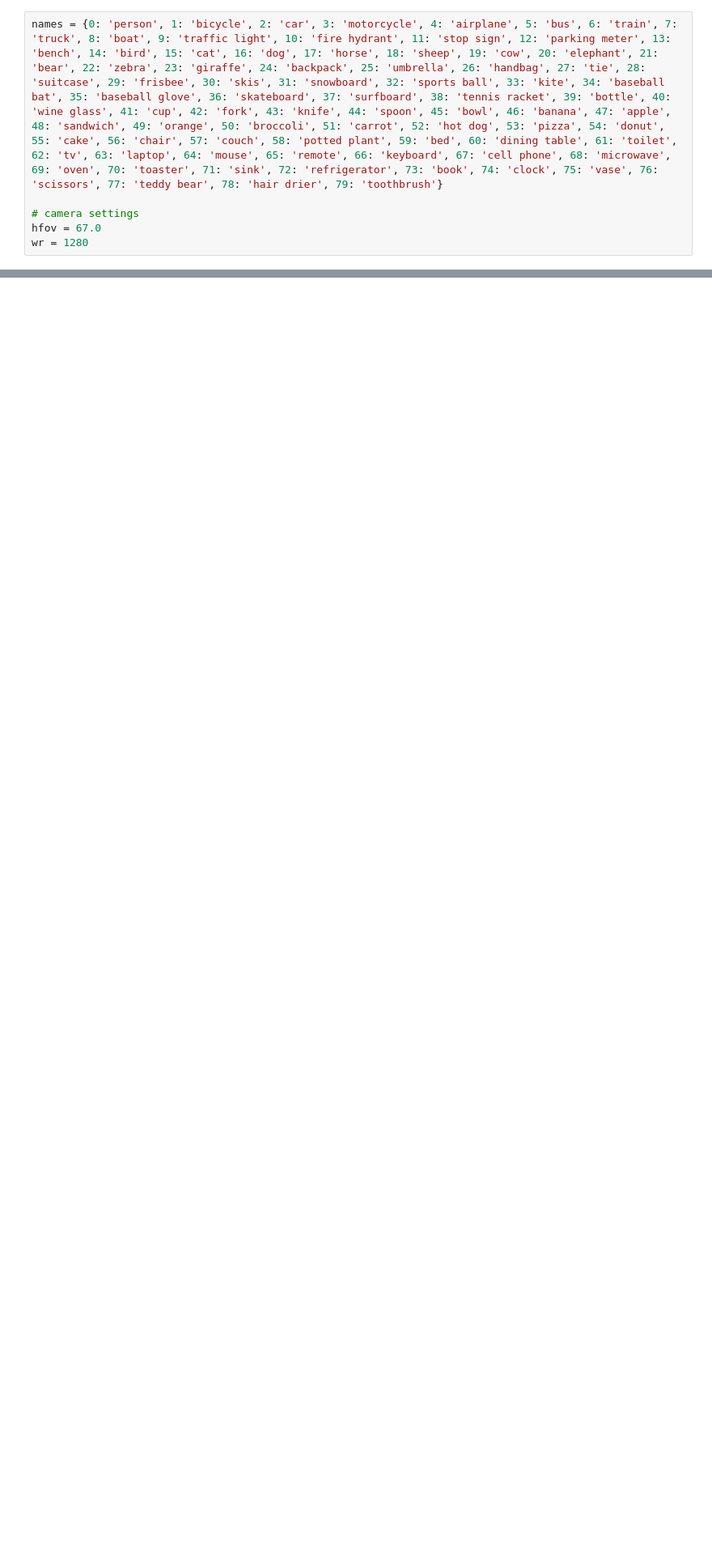
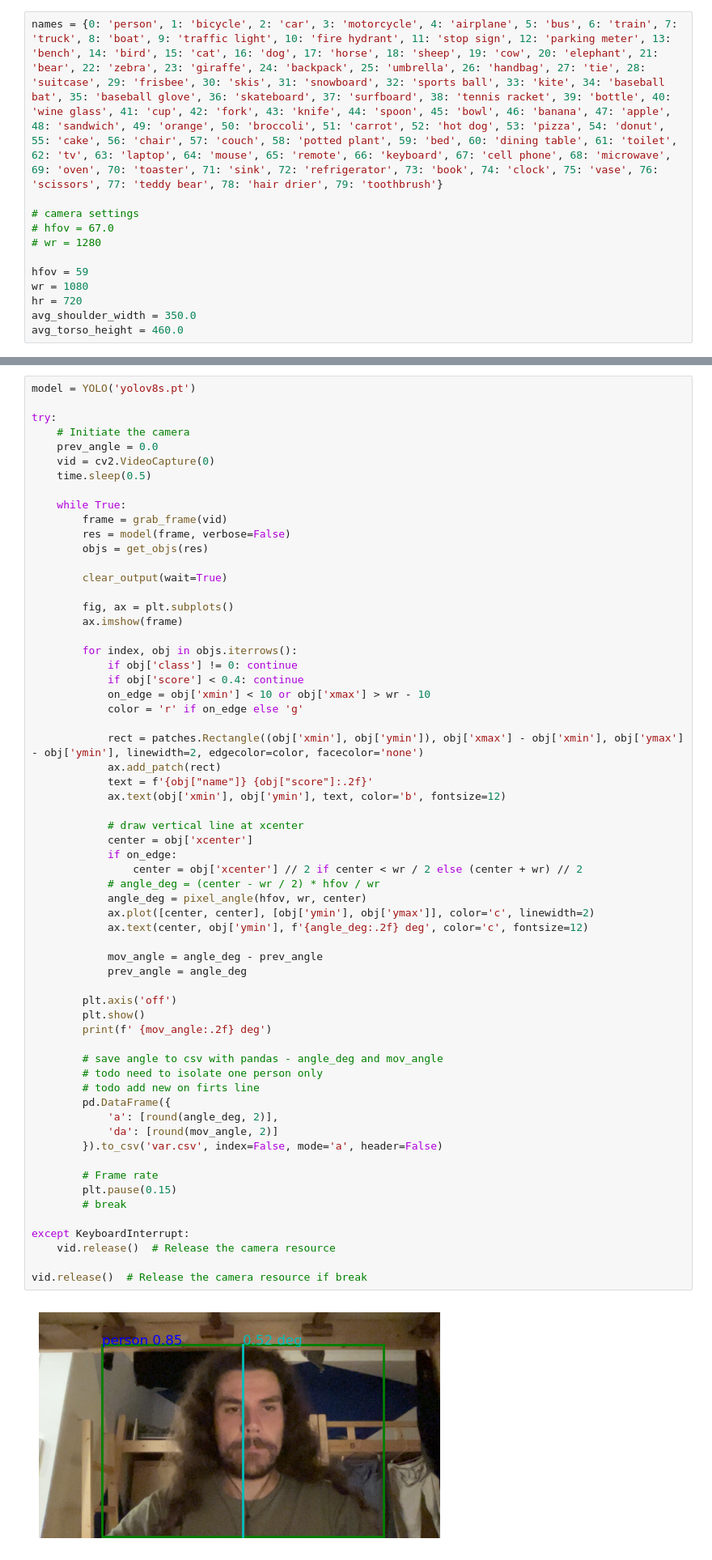
Before and after one commit to comtois-etienne/CSIE5047_Smart_Luggage, a Jupyter notebook: notebook.ipynb, the cells around one changed output, grey strips where cells are left out. Shown at 81% size. Drawn from its saved outputs; the diff is of its cells as text; blank space fills up the shorter version.

```diff
--- a/notebook.ipynb
+++ b/notebook.ipynb
@@ -2,5 +30,11 @@
 names = {0: 'person', 1: 'bicycle', 2: 'car', 3: 'motorcycle', 4: 'airplane', 5: 'bus', 6: 'train', 7: 'truck', 8: 'boat', 9: 'traffic light', 10: 'fire hydrant', 11: 'stop sign', 12: 'parking meter', 13: 'bench', 14: 'bird', 15: 'cat', 16: 'dog', 17: 'horse', 18: 'sheep', 19: 'cow', 20: 'elephant', 21: 'bear', 22: 'zebra', 23: 'giraffe', 24: 'backpack', 25: 'umbrella', 26: 'handbag', 27: 'tie', 28: 'suitcase', 29: 'frisbee', 30: 'skis', 31: 'snowboard', 32: 'sports ball', 33: 'kite', 34: 'baseball bat', 35: 'baseball glove', 36: 'skateboard', 37: 'surfboard', 38: 'tennis racket', 39: 'bottle', 40: 'wine glass', 41: 'cup', 42: 'fork', 43: 'knife', 44: 'spoon', 45: 'bowl', 46: 'banana', 47: 'apple', 48: 'sandwich', 49: 'orange', 50: 'broccoli', 51: 'carrot', 52: 'hot dog', 53: 'pizza', 54: 'donut', 55: 'cake', 56: 'chair', 57: 'couch', 58: 'potted plant', 59: 'bed', 60: 'dining table', 61: 'toilet', 62: 'tv', 63: 'laptop', 64: 'mouse', 65: 'remote', 66: 'keyboard', 67: 'cell phone', 68: 'microwave', 69: 'oven', 70: 'toaster', 71: 'sink', 72: 'refrigerator', 73: 'book', 74: 'clock', 75: 'vase', 76: 'scissors', 77: 'teddy bear', 78: 'hair drier', 79: 'toothbrush'}
 
 # camera settings
-hfov = 67.0
-wr = 1280
+# hfov = 67.0
+# wr = 1280
+
+hfov = 59
+wr = 1080
+hr = 720
+avg_shoulder_width = 350.0
+avg_torso_height = 460.0
@@ -91,0 +118,64 @@ vid.release()  # Release the camera resource if break
+# %%
+model = YOLO('yolov8s.pt')
+
+try:
+    # Initiate the camera
+    prev_angle = 0.0
+    vid = cv2.VideoCapture(0)
+    time.sleep(0.5)
+
+    while True:
+        frame = grab_frame(vid)
+        res = model(frame, verbose=False)
+        objs = get_objs(res)
+
+        clear_output(wait=True)
+
+        fig, ax = plt.subplots()
+        ax.imshow(frame)
+
+        for index, obj in objs.iterrows():
+            if obj['class'] != 0: continue
+            if obj['score'] < 0.4: continue
+            on_edge = obj['xmin'] < 10 or obj['xmax'] > wr - 10
+            color = 'r' if on_edge else 'g'
+
+            rect = patches.Rectangle((obj['xmin'], obj['ymin']), obj['xmax'] - obj['xmin'], obj['ymax'] - obj['ymin'], linewidth=2, edgecolor=color, facecolor='none')
+            ax.add_patch(rect)
+            text = f'{obj["name"]} {obj["score"]:.2f}'
+            ax.text(obj['xmin'], obj['ymin'], text, color='b', fontsize=12)
+
+            # draw vertical line at xcenter
+            center = obj['xcenter']
+            if on_edge:
+                center = obj['xcenter'] // 2 if center < wr / 2 else (center + wr) // 2
+            # angle_deg = (center - wr / 2) * hfov / wr
+            angle_deg = pixel_angle(hfov, wr, center)
+            ax.plot([center, center], [obj['ymin'], obj['ymax']], color='c', linewidth=2)
+            ax.text(center, obj['ymin'], f'{angle_deg:.2f} deg', color='c', fontsize=12)
+
+            mov_angle = angle_deg - prev_angle
+            prev_angle = angle_deg
+
+        plt.axis('off')
+        plt.show()
+        print(f' {mov_angle:.2f} deg')
+
+        # save angle to csv with pandas - angle_deg and mov_angle
+        # todo need to isolate one person only
+        # todo add new on firts line
+        pd.DataFrame({
+            'a': [round(angle_deg, 2)],
+            'da': [round(mov_angle, 2)]
+        }).to_csv('var.csv', index=False, mode='a', header=False)
+
+        # Frame rate
+        plt.pause(0.15)
+        # break
+
+except KeyboardInterrupt:
+    vid.release()  # Release the camera resource
+
+vid.release()  # Release the camera resource if break
+# %% [output]
+[figure, added]
```
Also changed, not shown: parts of 7 cells of this notebook.
